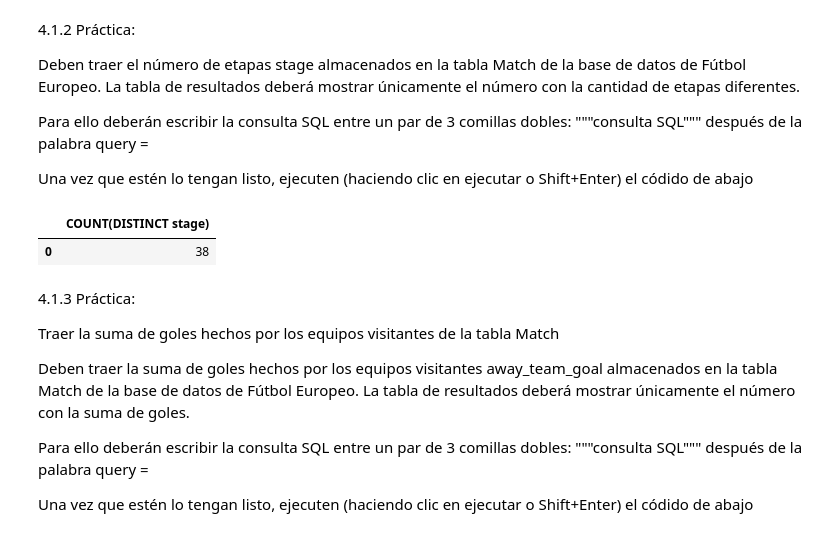
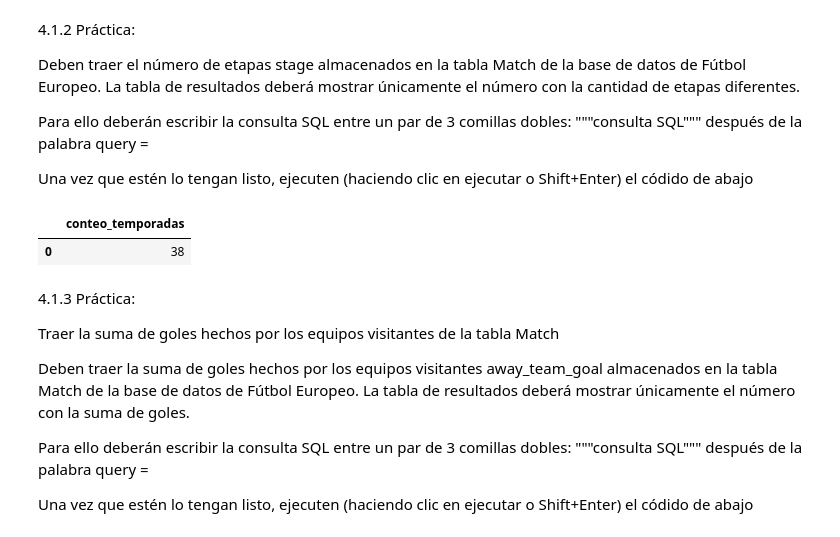
Before and after one commit to miemguri/Talentotech2024, a Jupyter notebook: TallerSQL.ipynb, the cells around one changed output. Cells and saved outputs as stored; diff of their text form; code cells hidden in the pictures.

```diff
--- a/TallerSQL.ipynb
+++ b/TallerSQL.ipynb
@@ -537,12 +537,13 @@ Para ello deberán escribir la consulta SQL entre un par de 3 comillas dobles: "
 Una vez que estén lo tengan listo, ejecuten (haciendo clic en ejecutar o Shift+Enter) el códido de abajo
 # %%
 #Traer el número de etapas jugadas de la tabla Match
-query = """ SELECT COUNT(DISTINCT stage)
+query = """ SELECT COUNT(DISTINCT stage) AS conteo_temporadas
         FROM match; """
 stages = pd.read_sql(query, conn)
 stages
+# En todas las ligas europeas em el periodo de tiempo entre 2008 al 2016 se jugaron 38 temporadas
 # %% [output]
-|  | COUNT(DISTINCT stage) |
+|  | conteo_temporadas |
 | 0 | 38 |
 # %% [markdown]
 4.1.3 Práctica:
```
